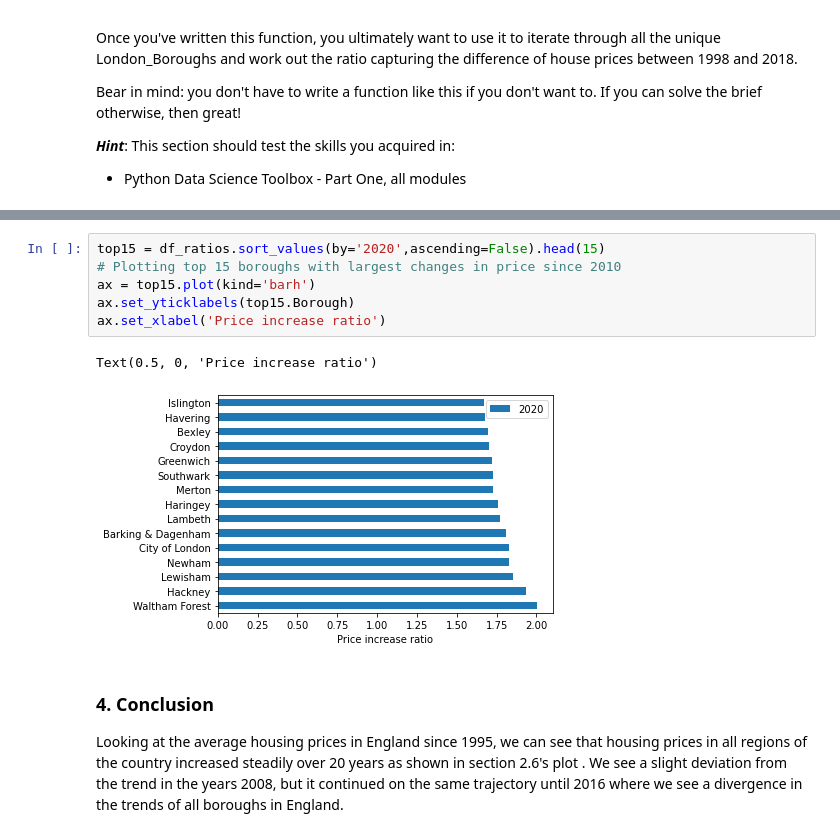
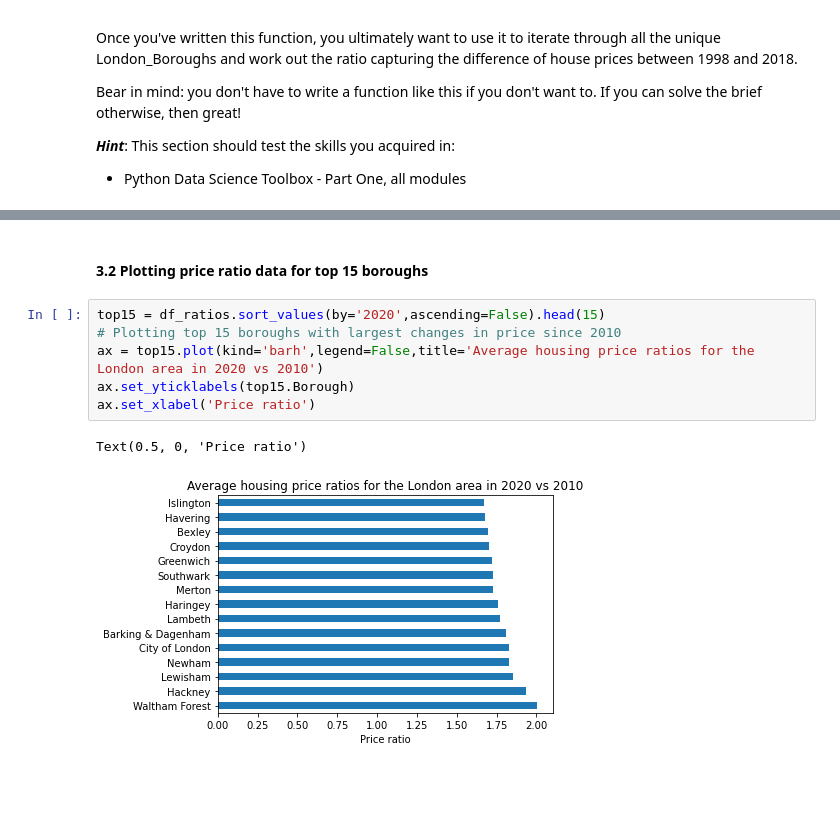
Before and after one commit to yepterence/london-housing-prices, a Jupyter notebook: Unit 4 Challenge - Tier 3.ipynb, the cells around one changed output, grey strips where cells are left out. Drawn from its saved outputs; the diff is of its cells as text; blank space fills up the shorter version.

Commit message:
Added comments in conclusion section, added some basic plots for comparison

```diff
--- a/Unit 4 Challenge - Tier 3.ipynb
+++ b/Unit 4 Challenge - Tier 3.ipynb
@@ -370,15 +364,14 @@ df_ratios = pd.DataFrame(final).T.reset_index().rename(columns={'index':'Borough
 | 2 | Bexley | 1.698674 |
 | 3 | Brent | 1.648192 |
 | 4 | Bromley | 1.600712 |
+# %% [markdown]
+#### 3.2 Plotting price ratio data for top 15 boroughs
 # %%
 top15 = df_ratios.sort_values(by='2020',ascending=False).head(15)
 # Plotting top 15 boroughs with largest changes in price since 2010
-ax = top15.plot(kind='barh')
+ax = top15.plot(kind='barh',legend=False,title='Average housing price ratios for the London area in 2020 vs 2010')
 ax.set_yticklabels(top15.Borough)
-ax.set_xlabel('Price increase ratio')
+ax.set_xlabel('Price ratio')
 # %% [output]
-Text(0.5, 0, 'Price increase ratio')
+Text(0.5, 0, 'Price ratio')
-[figure, old version]
+[figure, new version]
-# %% [markdown]
-### 4. Conclusion
-Looking at the average housing prices in England since 1995, we can see that housing prices in all regions of the country increased steadily over 20 years as shown in section 2.6's plot . We see a slight deviation from the trend in the years 2008, but it continued on the same trajectory until 2016 where we see a divergence in the trends of all boroughs in England.
```
Also changed, not shown: parts of 9 cells of this notebook.
